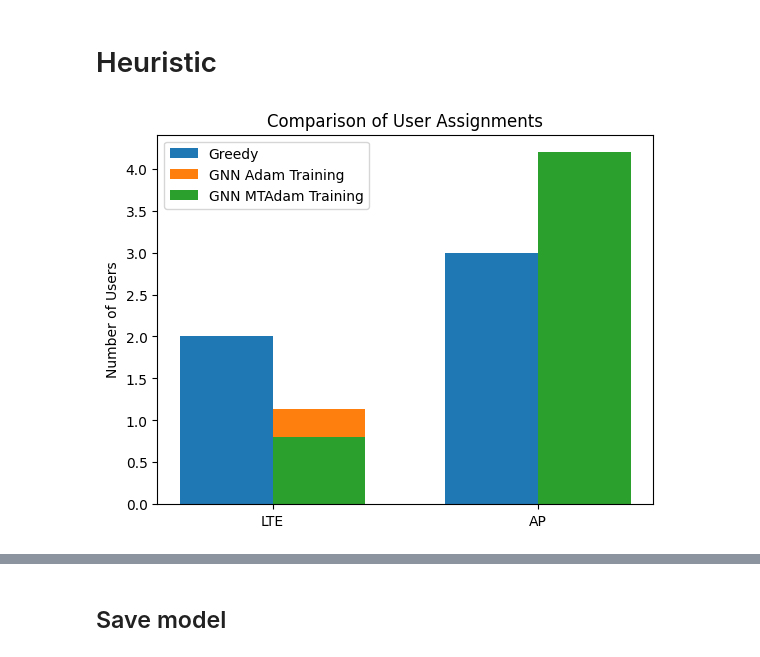
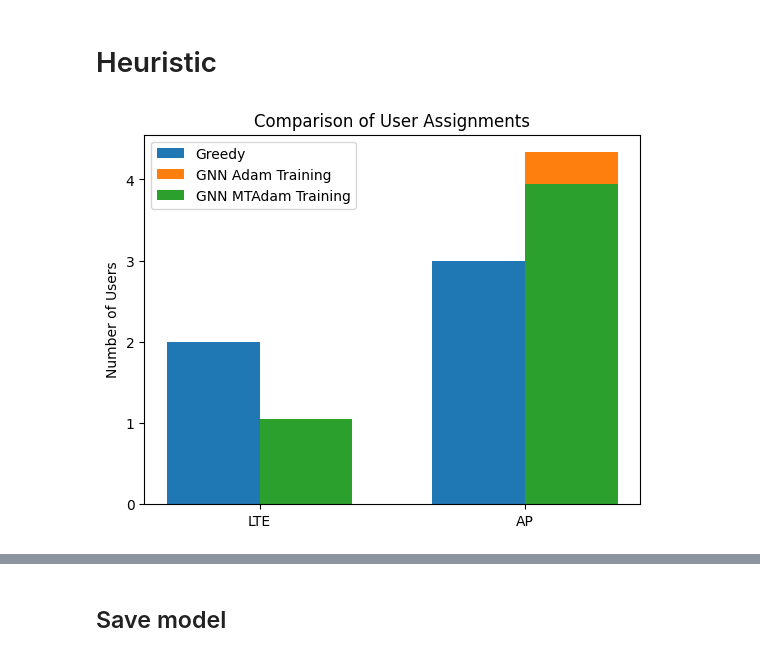
Before and after one commit to vuhoangviet0808/gnn-congestion-control, a Jupyter notebook: gcn_n.ipynb, the cells around one changed output, grey strips where cells are left out. Drawn from its saved outputs; the diff is of its cells as text; code cells hidden in the pictures.

```diff
--- a/gcn_n.ipynb
+++ b/gcn_n.ipynb
@@ -332,6 +654,13 @@ class PolicyGCN(nn.Module):
 # %%
-model = PolicyGCN(in_dim=7, hidden=256, K=cfg.K, Fs=cfg.Fs).to(device)
-opt = torch.optim.AdamW(model.parameters(), lr=2e-3, weight_decay=1e-3)
+# model = PolicyGCN(in_dim=7, hidden=256, K=cfg.K, Fs=cfg.Fs).to(device)
+model = PolicyHetero(
+    user_in=3,
+    infra_in=1,
+    hidden=128,
+    Fs=cfg.Fs,
+    K_plus_1=cfg.K + 1
+)
+opt = torch.optim.AdamW(model.parameters(), lr=2e-4, weight_decay=1e-3)
 # %% [markdown]
 # Differentiable objective: maximize total satisfaction
 # %%
@@ -888,10 +1276,16 @@ def train_dual_MTAdam(
         "batches":  num_batches,
     }
 # %%
-policy = PolicyGCN(in_dim=7, hidden=128, K=cfg.K, Fs=cfg.Fs).to(device)
-mtadam = MTAdam(policy.parameters(), lr=2e-3, weight_decay=1e-3,
+policy = PolicyHetero(
+    user_in=3,
+    infra_in=1,
+    hidden=256,
+    Fs=cfg.Fs,
+    K_plus_1=cfg.K + 1
+)
+mtadam = MTAdam(policy.parameters(), lr=5e-4, weight_decay=1e-3,
                 num_terms=2,
-                betas=(0.9, 0.999, 0.9))
+                betas=(0.9, 0.9, 0.6))
 # %%
 logs = []
 EPOCHS = 100
@@ -971,7 +1365,7 @@ X_iL_model_count = 0
 X_iL_policy_count = 0
 for i in range(num_test):
     seed =  start_seed + i
-    df_i, data_i, aux_i = generate_dataset(cfg, seed=seed, standardize = True)
+    df_i, data_i, aux_i = generate_dataset_bipartite(cfg, seed=seed, standardize=True)
     X_iL_greedy, ap_idx_greedy = greedy_assignment(aux_i["Ci"].numpy(), cfg.K)
 
     w_rx_all, p_f_all, a_all = model(data_i.x.to(device), data_i.edge_index.to(device), data_i.edge_weight.to(device))
@@ -982,34 +1376,34 @@ for i in range(num_test):
 
     X_iL_greedy_count += np.sum(X_iL_greedy)
     X_iL_model_count += np.sum(X_iL_model)
     X_iL_policy_count += np.sum(X_iL_policy)
 
 labels = ['LTE', 'AP']
 greedy_values = [X_iL_greedy_count / num_test, cfg.N - X_iL_greedy_count / num_test]
 model_values = [X_iL_model_count / num_test, cfg.N - X_iL_model_count/num_test]
 policy_values = [X_iL_policy_count / num_test, cfg.N - X_iL_policy_count/num_test]
 
 
 x = np.arange(len(labels))
 width = 0.35
 
 fig, ax = plt.subplots()
 bars1 = ax.bar(x - width/2, greedy_values, width, label='Greedy')
 bars2 = ax.bar(x + width/2, model_values, width, label='GNN Adam Training')
 bars3 = ax.bar(x + width/2, policy_values, width, label='GNN MTAdam Training')
 
 ax.set_ylabel('Number of Users')
 ax.set_title('Comparison of User Assignments')
 ax.set_xticks(x)
 ax.set_xticklabels(labels)
 ax.legend()
 
 plt.show()
 
 
 plt.show()
 # %% [output]
-[figure, old version]
+[figure, new version]
 # %%
 
 num_test = 200
```
Also changed, not shown: parts of 25 cells of this notebook.
